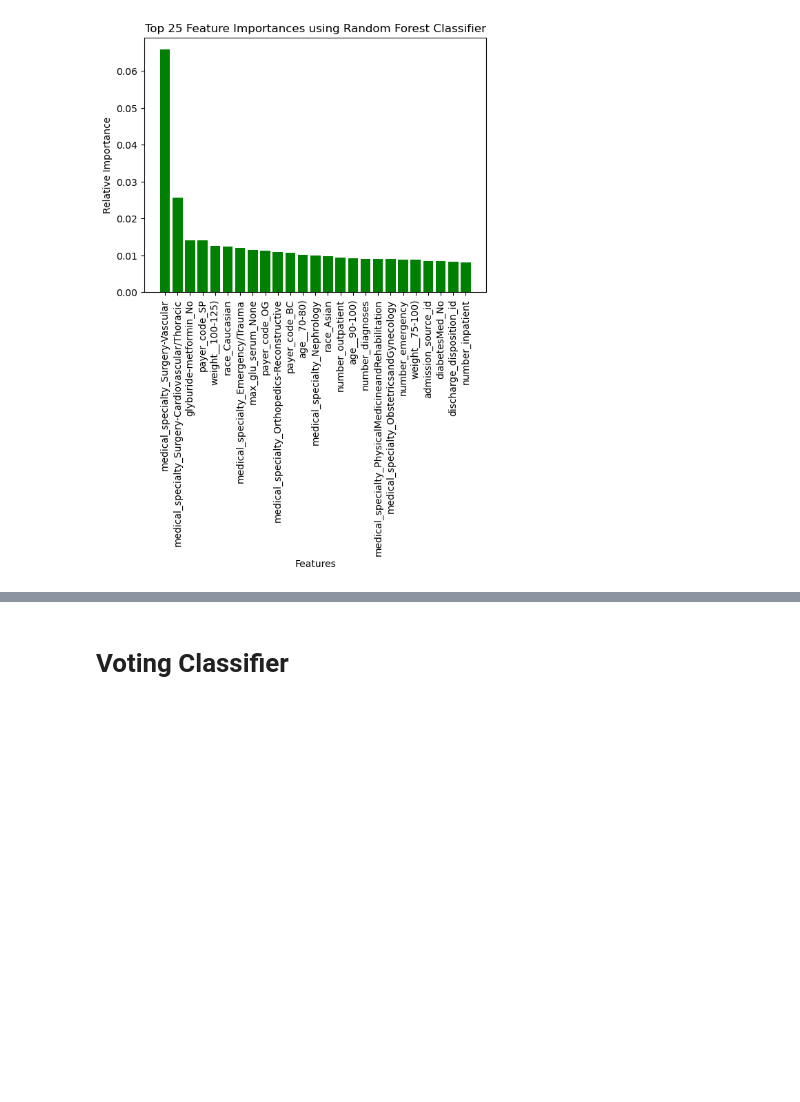
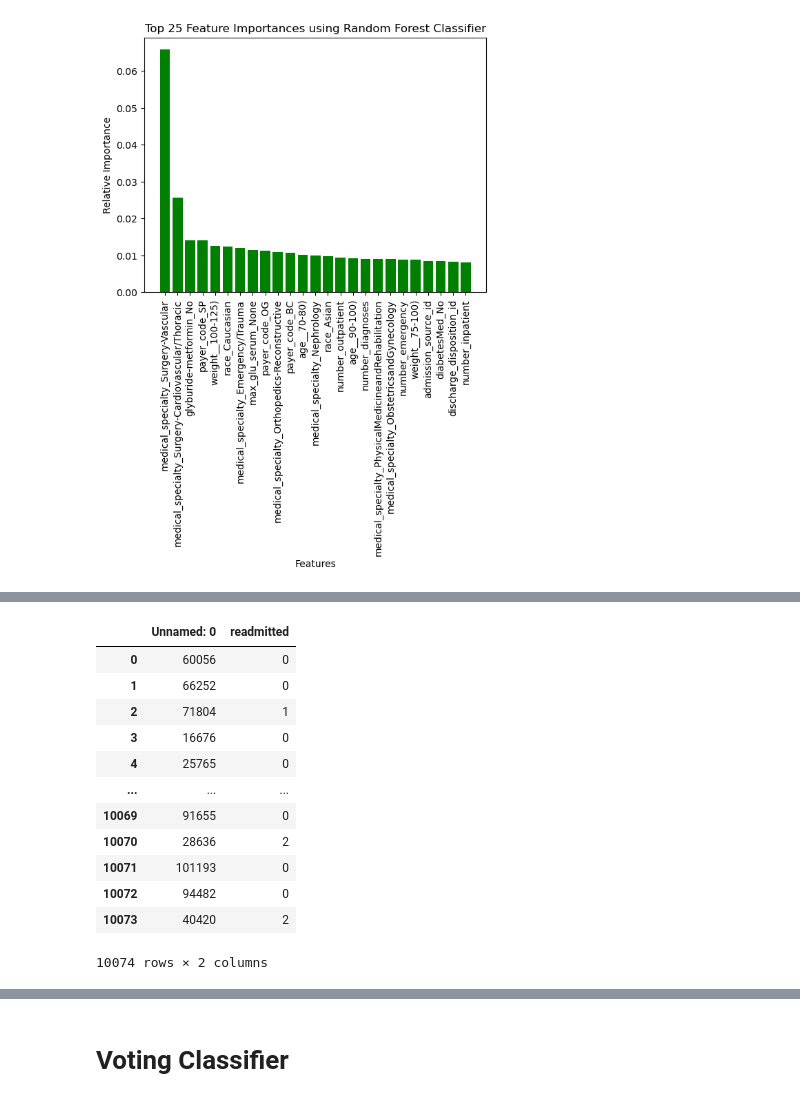
Before and after one commit to DiyadotSaha/ML_Diabetes_Project, a Jupyter notebook: Feature Selection with SMOTEEN.ipynb, the cells around one changed output, grey strips where cells are left out. Cells and saved outputs as stored; diff of their text form; code cells hidden in the pictures; blank space fills up the shorter version.

```diff
--- a/Feature Selection with SMOTEEN.ipynb
+++ b/Feature Selection with SMOTEEN.ipynb
@@ -408,0 +450,35 @@ common_dataset.to_csv('data/CommonBestFeatures.csv')
+# %%
+import pandas as pd
+from sklearn.model_selection import train_test_split
+from sklearn.preprocessing import StandardScaler
+from sklearn.metrics import classification_report, confusion_matrix
+from tensorflow.keras.models import Sequential
+from tensorflow.keras.layers import Dense
+
+# Standardize the data
+#scaler = StandardScaler()
+#X_train_scaled = scaler.fit_transform(X_tr)
+
+#X_val_scaled = scaler.transform(X_test)
+
+# Define the MLP model
+model = Sequential()
+model.add(Dense(128, input_dim=X_tr.shape[1], activation='relu'))
+model.add(Dense(64, activation='relu'))
+model.add(Dense(3, activation='softmax'))  # Assuming 3 classes
+
+# Compile the model
+# If Y_tr is one-hot encoded, use categorical_crossentropy
+# If Y_tr is one-hot encoded, use categorical_crossentropy
+model.compile(optimizer='adam', loss='sparse_categorical_crossentropy', metrics=['accuracy'])
+
+# Train the model
+model.fit(X_tr, Y_tr, epochs=10, batch_size=32, validation_data=(X_test, y_test))
+
+# Evaluate the model on the test set
+#X_test_scaled = scaler.transform(X_test)
+y_pred = model.predict(X_test)
+
+# Print metrics and confusion matrix
+print("Classification Report:\n", classification_report(y_test, y_pred))
+print("Confusion Matrix:\n", confusion_matrix(y_test, y_pred))
@@ -408,0 +504,16 @@ common_dataset.to_csv('data/CommonBestFeatures.csv')
+# %%
+y_test
+# %% [output]
+|  | Unnamed: 0 | readmitted |
+| 0 | 60056 | 0 |
+| 1 | 66252 | 0 |
+| 2 | 71804 | 1 |
+| 3 | 16676 | 0 |
+| 4 | 25765 | 0 |
+| ... | ... | ... |
+| 10069 | 91655 | 0 |
+| 10070 | 28636 | 2 |
+| 10071 | 101193 | 0 |
+| 10072 | 94482 | 0 |
+| 10073 | 40420 | 2 |
+10074 rows × 2 columns
```
Also changed, not shown: parts of 35 cells of this notebook, 1 other file.
